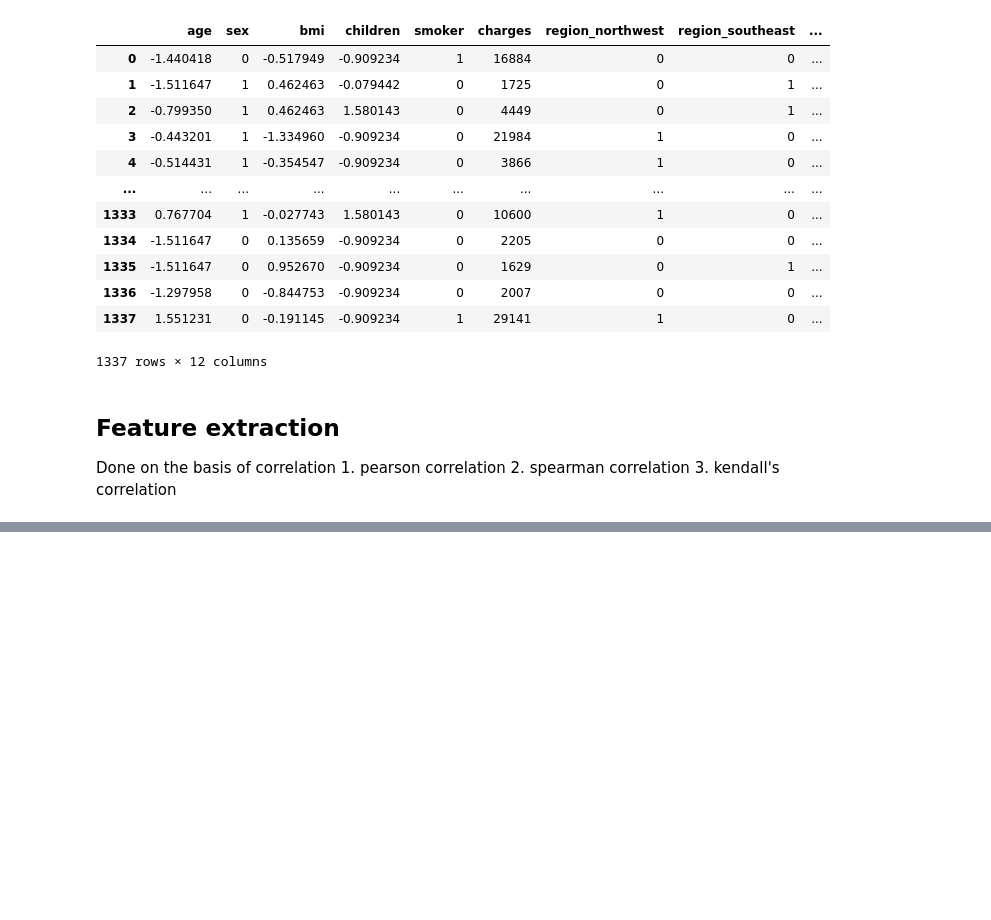
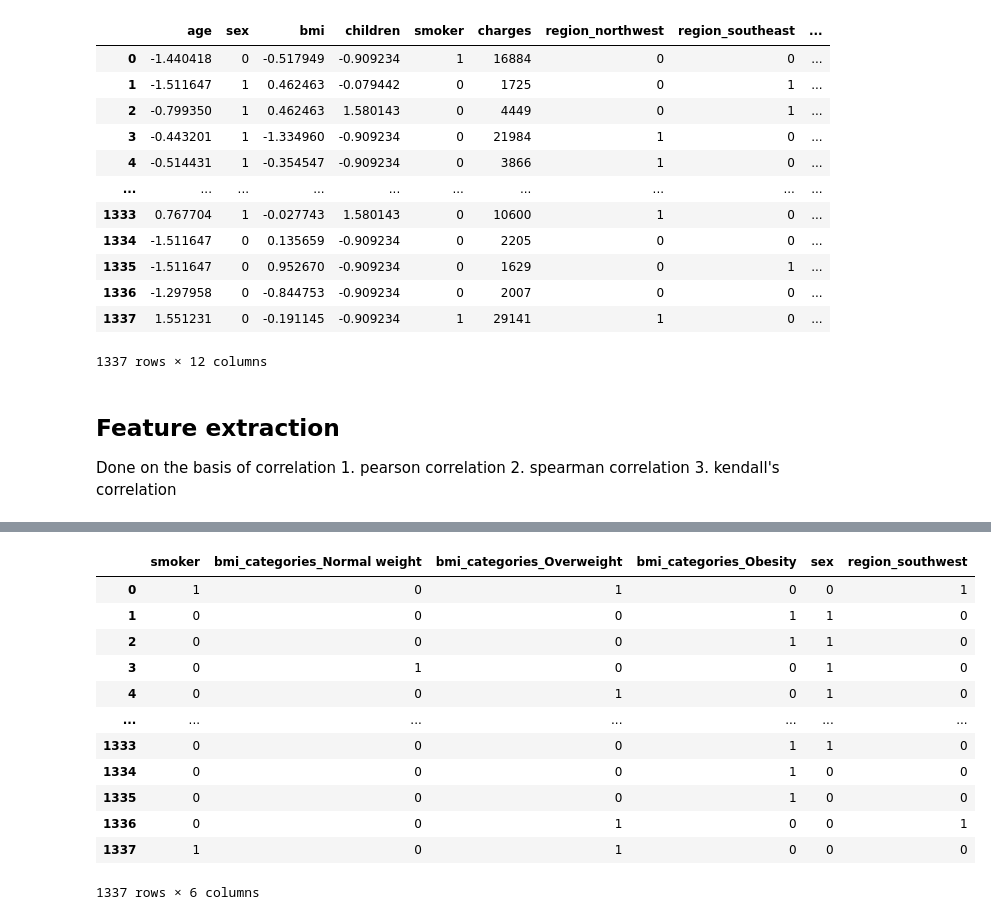
Before and after one commit to AyushamMishra/Project_1, a Jupyter notebook: insurance.ipynb, the cells around one changed output, grey strips where cells are left out. Drawn from its saved outputs; the diff is of its cells as text; code cells hidden in the pictures; blank space fills up the shorter version.

```diff
--- a/insurance.ipynb
+++ b/insurance.ipynb
@@ -398,0 +430,23 @@ df_cleaned
+# %%
+import pandas as pd
+from scipy.stats import chi2_contingency
+import numpy as np
+import seaborn as sns
+
+alpha=0.05
+# Equal-width bins (e.g., 4 bins)
+df_cleaned['charges_binned_equal'] = pd.cut(df_cleaned['charges'], bins=4, labels=False)
+chi2_result={}
+
+for features in categorical_features:
+    contingency_table=pd.crosstab(df_cleaned[features],df_cleaned['charges_binned_equal'])
+    chi2,p_value,dof,expecteed=chi2_contingency(contingency_table)
+    decision='reject NUll(Keep feature)'if p_value < alpha else 'Fail to reject Null(Drop feature)'
+    chi2_result[features]={
+        'chi2_statistics':chi2,
+        'p_value':p_value,
+        'decision':decision
+    }
+chi2_df=pd.DataFrame(chi2_result).T
+chi2_df=chi2_df.sort_values(by='p_value')
+chi2_df
@@ -398,0 +463,18 @@ df_cleaned
+# %%
+final_df =df_cleaned[['smoker','bmi_categories_Normal weight','bmi_categories_Overweight','bmi_categories_Obesity','sex','region_southwest'
+    ]]
+final_df
+# %% [output]
+|  | smoker | bmi_categories_Normal weight | bmi_categories_Overweight | bmi_categories_Obesity | sex | region_southwest |
+| 0 | 1 | 0 | 1 | 0 | 0 | 1 |
+| 1 | 0 | 0 | 0 | 1 | 1 | 0 |
+| 2 | 0 | 0 | 0 | 1 | 1 | 0 |
+| 3 | 0 | 1 | 0 | 0 | 1 | 0 |
+| 4 | 0 | 0 | 1 | 0 | 1 | 0 |
+| ... | ... | ... | ... | ... | ... | ... |
+| 1333 | 0 | 0 | 0 | 1 | 1 | 0 |
+| 1334 | 0 | 0 | 0 | 1 | 0 | 0 |
+| 1335 | 0 | 0 | 0 | 1 | 0 | 0 |
+| 1336 | 0 | 0 | 1 | 0 | 0 | 1 |
+| 1337 | 1 | 0 | 1 | 0 | 0 | 0 |
+1337 rows × 6 columns
```
Also changed, not shown: parts of 3 cells of this notebook.
